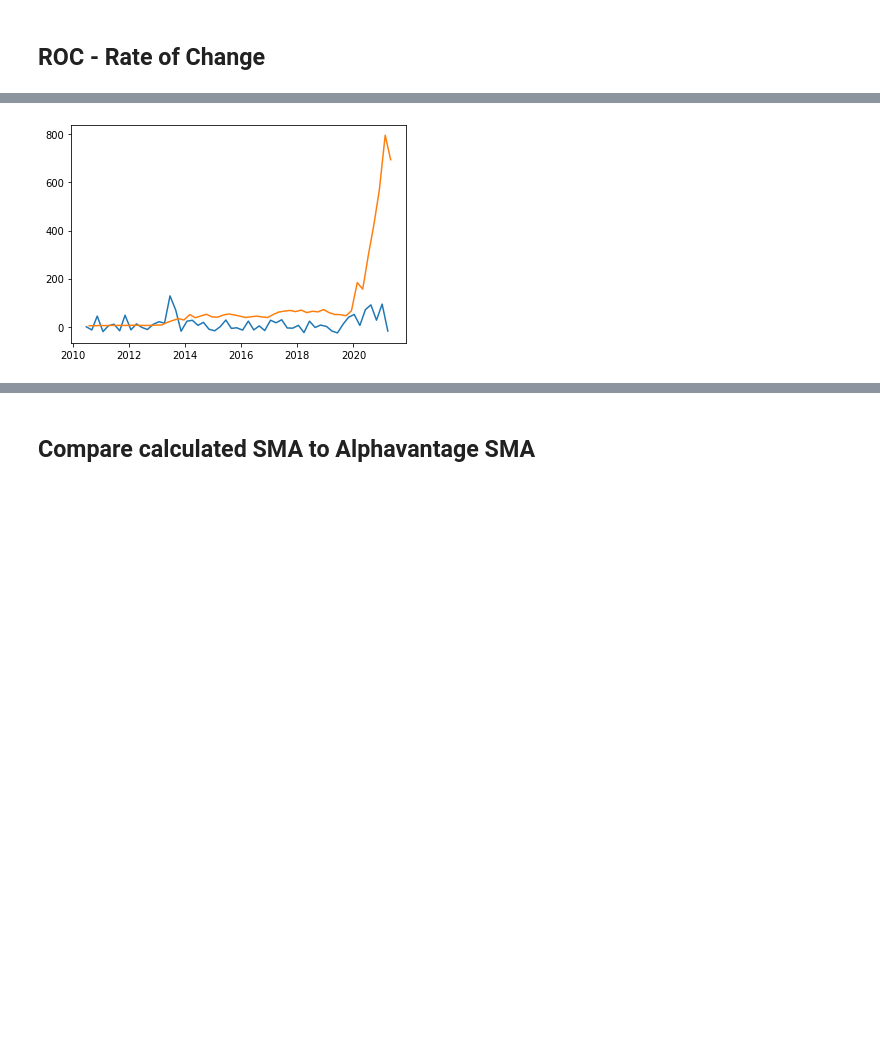
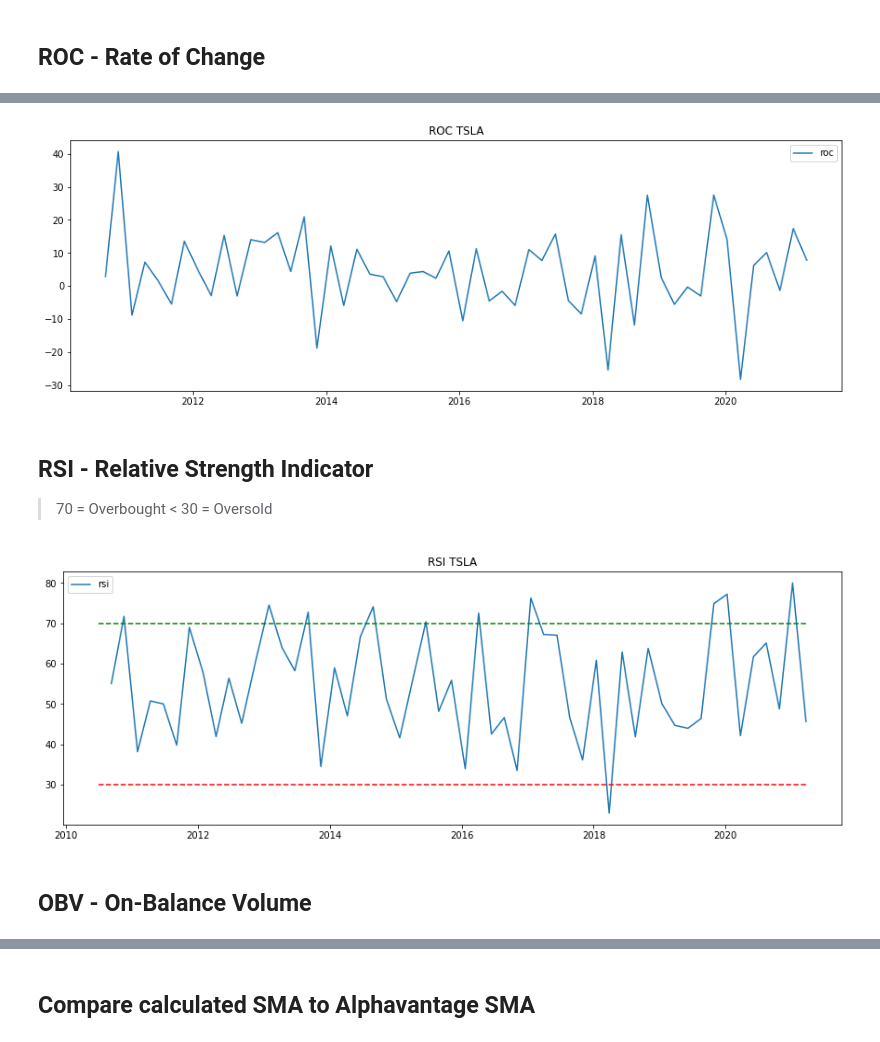
Before and after one commit to aitabot/technical_indicator_playground, a Jupyter notebook: ta.ipynb, the cells around one changed output, grey strips where cells are left out. Saved outputs shown, nothing was run; the diff lists cells and outputs as text; code cells hidden in the pictures; blank space fills up the shorter version.

```diff
--- a/ta.ipynb
+++ b/ta.ipynb
@@ -70,7 +79,33 @@ DatetimeIndex(['2010-08-05', '2010-10-15', '2010-12-28', '2011-03-10',
 # %%
 # Plot every 50th item
+plt.figure(figsize=(15,5))
 plt.plot(roc.keys()[::50], roc[::50], label='roc')
-plt.plot(df.index[::50][::-1], df['5. adjusted close'][::50][::-1], label="stock")
+# plt.plot(df.index[::50], df['5. adjusted close'][::50], label="stock")
+plt.legend()
+plt.title(f"ROC {stock}")
 plt.show()
 # %% [output]
-[figure, old version]
+[figure, new version]
+# %% [markdown]
+## RSI - Relative Strength Indicator
+> 70 = Overbought
+< 30 = Oversold
+# %%
+def get_rsi(close, window=14, fillna=False):
+    return momentum.rsi(close, window=window, fillna=False)
+
+rsi = get_rsi(df['5. adjusted close'][::-1])
+# %%
+# Plot every 50th item
+plt.figure(figsize=(15,5))
+plt.plot(rsi.keys()[::50], rsi[::50], label='rsi')
+plt.plot(rsi.keys()[::50], np.full((rsi.size),70)[::50], "g--")
+plt.plot(rsi.keys()[::50], np.full((rsi.size),30)[::50], "r--")
+# plt.plot(df.index[::50], df['5. adjusted close'][::50], label="stock")
+plt.legend()
+plt.title(f"RSI {stock}")
+plt.show()
+# %% [output]
+[figure, added]
+# %% [markdown]
+## OBV - On-Balance Volume
```
Also changed, not shown: parts of 27 cells of this notebook, 9 other files.
